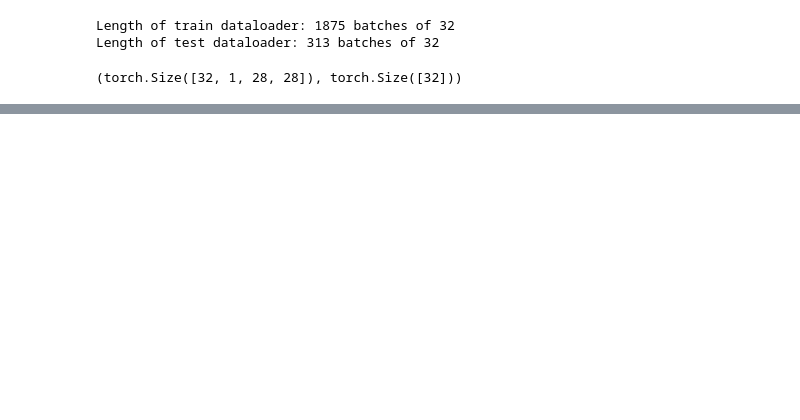
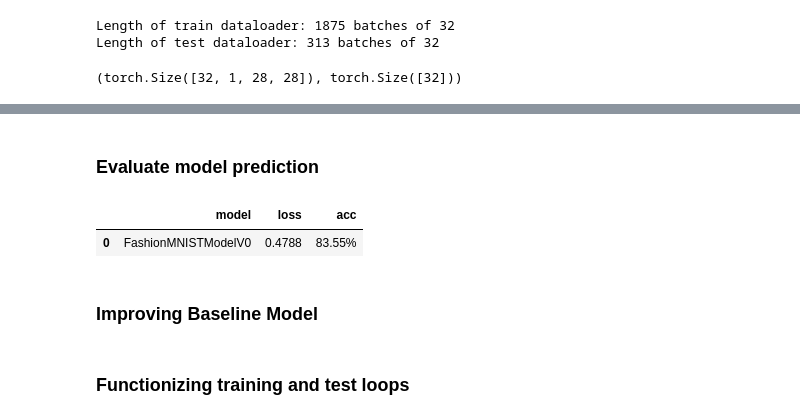
Before and after one commit to emirhansilsupur/pytorch-based-projects, a Jupyter notebook: 03_pytorch_computer_vision.ipynb, the cells around one changed output, grey strips where cells are left out. Drawn from its saved outputs; the diff is of its cells as text; code cells hidden in the pictures; blank space fills up the shorter version.

Commit message:
functionizing training and test loop

```diff
--- a/03_pytorch_computer_vision.ipynb
+++ b/03_pytorch_computer_vision.ipynb
@@ -103,2 +87,4 @@ train_features_batch.shape, train_labels_batch.shape
 # %% [output]
 (torch.Size([32, 1, 28, 28]), torch.Size([32]))
+# %%
+device = "cuda" if torch.cuda.is_available() else "cpu"
@@ -104,0 +119,5 @@ train_features_batch.shape, train_labels_batch.shape
+# %%
+# Setup loss function and optimizer
+loss_fn = nn.CrossEntropyLoss()
+optimizer = torch.optim.SGD(params=model_0.parameters(), lr=0.1)
+accuracy_fn = Accuracy(task="multiclass", num_classes=len(train_data.classes)).to(device)
@@ -104,0 +177,39 @@ train_features_batch.shape, train_labels_batch.shape
+# %% [markdown]
+### Evaluate model prediction
+# %%
+def eval_model(
+    model: nn.Module,
+    data_loader: torch.utils.data.DataLoader,
+    loss_fn: nn.Module,
+    accuracy_fn,
+    device: torch.device = device,
+):
+    loss, acc = 0, 0
+    model.eval()
+    with torch.inference_mode():
+        for X, y in data_loader:
+            X, y = X.to(device), y.to(device)
+            y_pred = model(X)
+            loss += loss_fn(y_pred, y)
+            acc += accuracy_fn(y, y_pred.argmax(dim=1))
+        loss /= len(data_loader)
+        acc /= len(data_loader)
+
+    return pd.DataFrame(
+        {
+            "model": model.__class__.__name__,
+            "loss": np.round(loss.item(), 4),
+            "acc": f"{np.round(acc.item(),4)*100}%",
+        },
+        index=[0],
+    )
+# %%
+model_0_results = eval_model(
+    model=model_0, data_loader=test_dataloader, loss_fn=loss_fn, accuracy_fn=accuracy_fn
+)
+model_0_results
+# %% [output]
+|  | model | loss | acc |
+| 0 | FashionMNISTModelV0 | 0.4788 | 83.55% |
+# %% [markdown]
+### Improving Baseline Model
@@ -104,0 +241,2 @@ train_features_batch.shape, train_labels_batch.shape
+# %% [markdown]
+### Functionizing training and test loops
```
Also changed, not shown: parts of 20 cells of this notebook.
